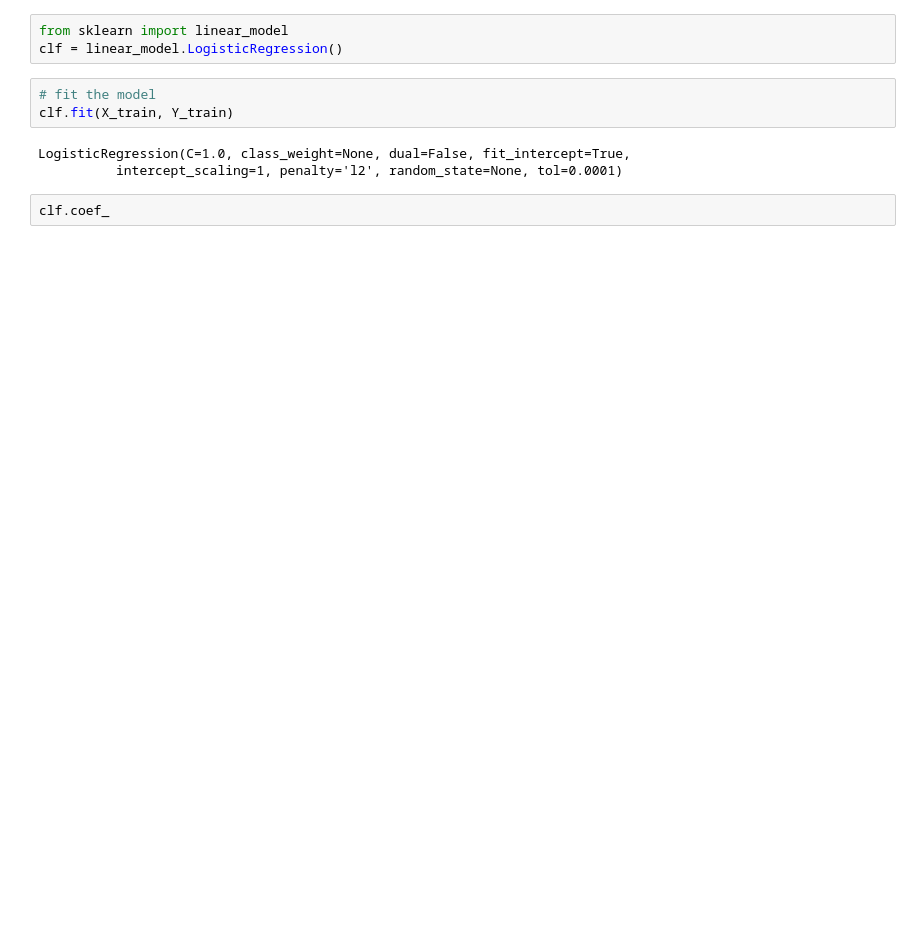
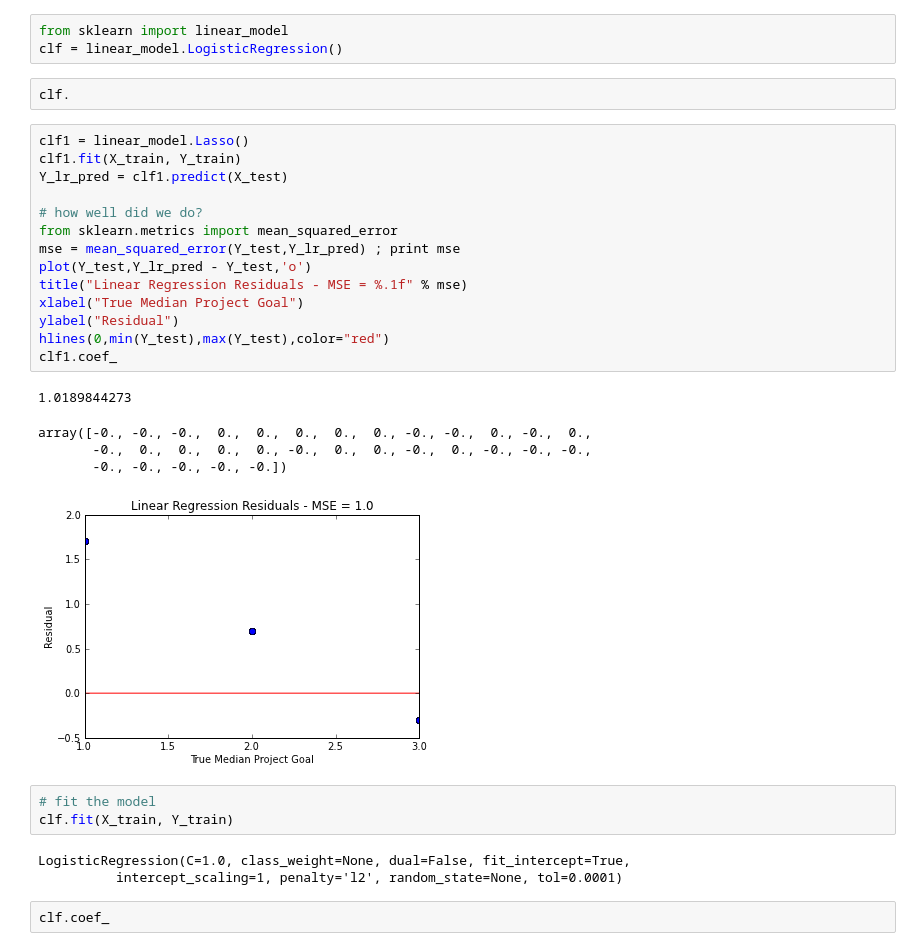
Before and after one commit to sonalisharma/pythonseminar, a Jupyter notebook: FinalProject/Notebooks/Regression-Logistic classification.ipynb, the cells around one changed output. Saved outputs shown, nothing was run; the diff lists cells and outputs as text; blank space fills up the shorter version.

```diff
--- a/FinalProject/Notebooks/Regression-Logistic classification.ipynb
+++ b/FinalProject/Notebooks/Regression-Logistic classification.ipynb
@@ -976,6 +943,28 @@ scatter(X_train[:,9],Y_train)
 # %%
 from sklearn import linear_model
 clf = linear_model.LogisticRegression()
+# %%
+clf.
+# %%
+clf1 = linear_model.Lasso()
+clf1.fit(X_train, Y_train)
+Y_lr_pred = clf1.predict(X_test)
+
+# how well did we do?
+from sklearn.metrics import mean_squared_error
+mse = mean_squared_error(Y_test,Y_lr_pred) ; print mse
+plot(Y_test,Y_lr_pred - Y_test,'o')
+title("Linear Regression Residuals - MSE = %.1f" % mse)
+xlabel("True Median Project Goal")
+ylabel("Residual")
+hlines(0,min(Y_test),max(Y_test),color="red")
+clf1.coef_
+# %% [output]
+1.0189844273
+array([-0., -0., -0.,  0.,  0.,  0.,  0.,  0., -0., -0.,  0., -0.,  0.,
+       -0.,  0.,  0.,  0.,  0., -0.,  0.,  0., -0.,  0., -0., -0., -0.,
+       -0., -0., -0., -0., -0.])
+[figure, added]
 # %%
 # fit the model
 clf.fit(X_train, Y_train)
```
Also changed, not shown: parts of 36 cells of this notebook, 19 other files.
